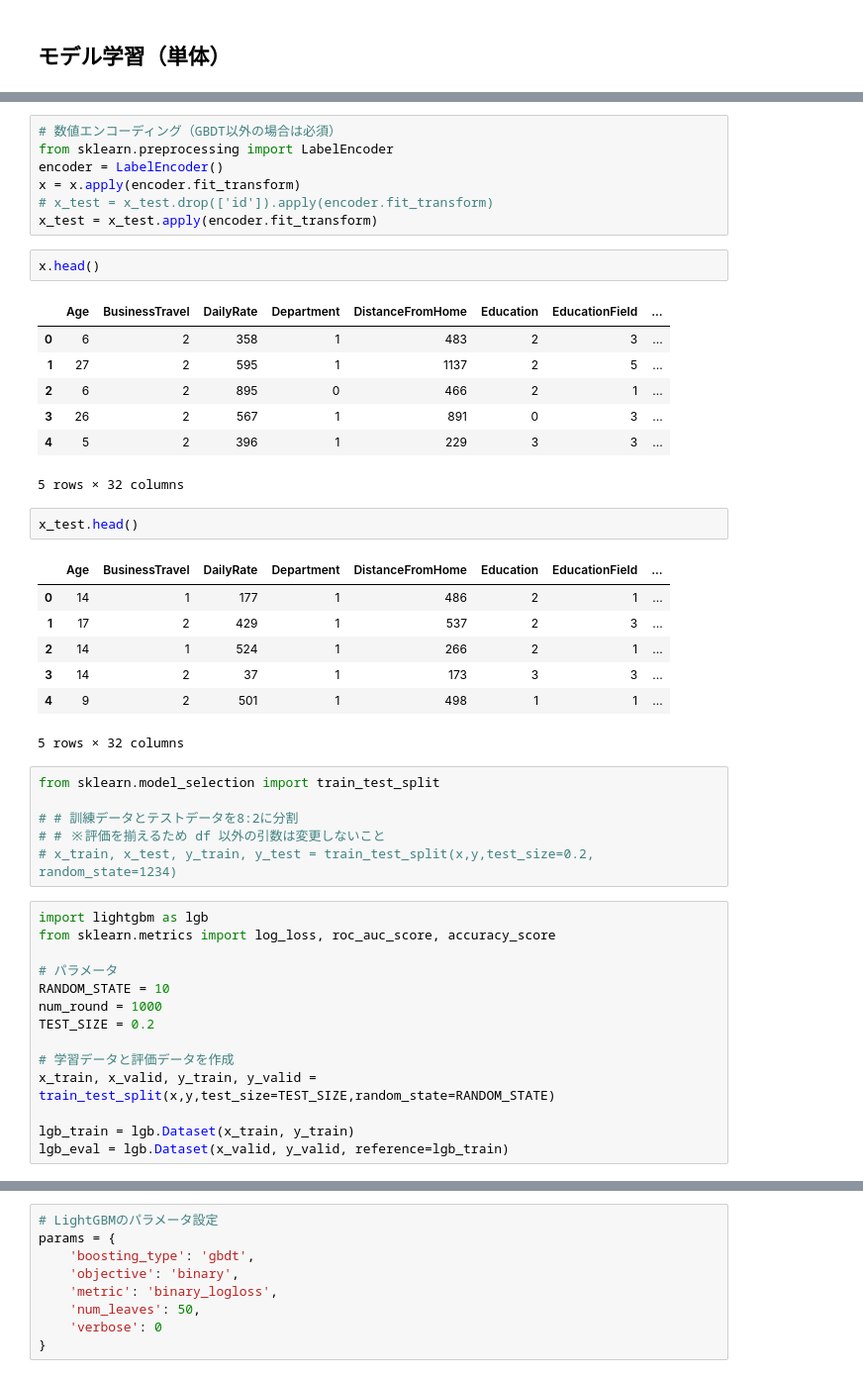
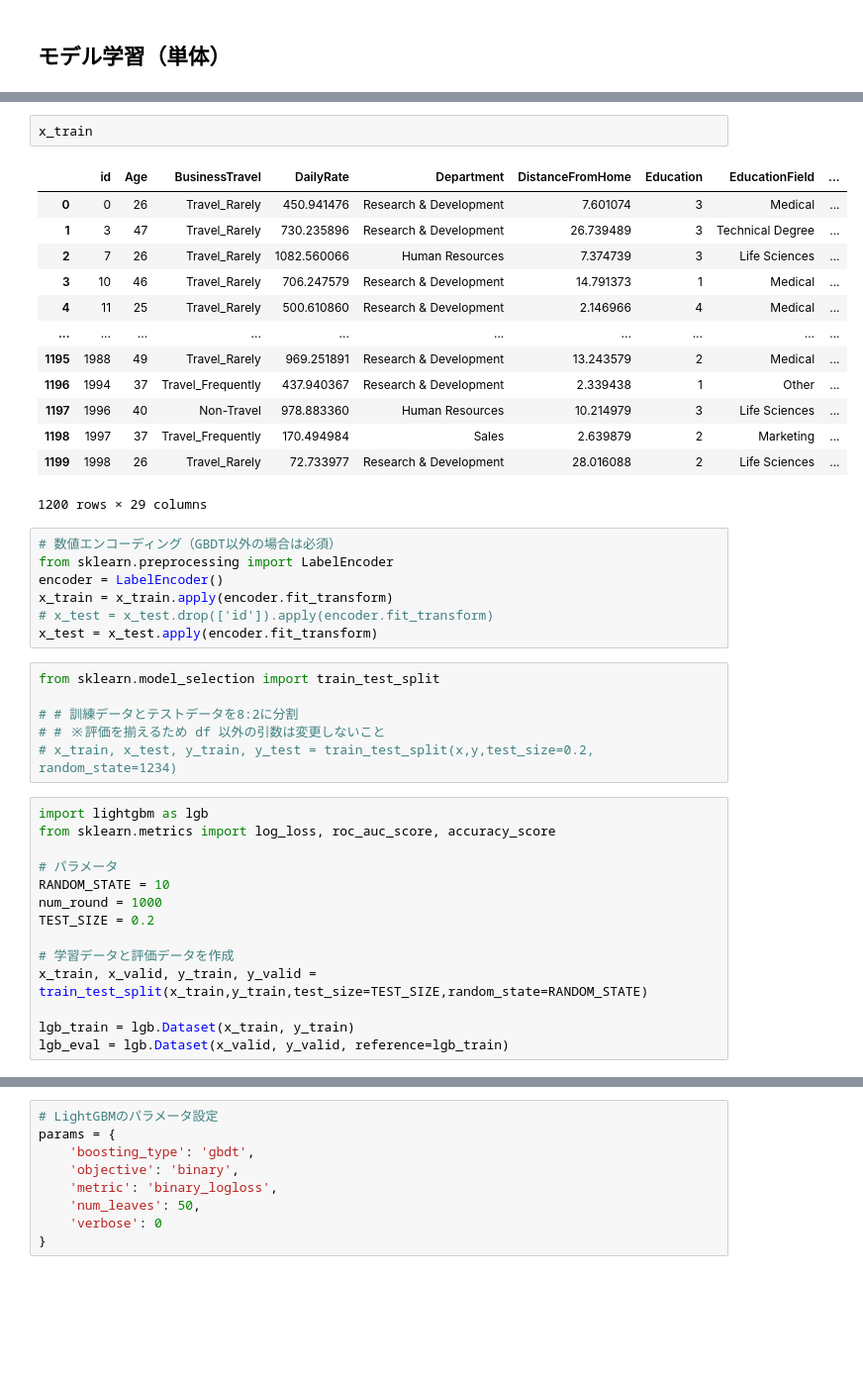
Before and after one commit to nmatsuo63/dshc, a Jupyter notebook: ipynb/sig740/3_学習_lgbm.ipynb, the cells around one changed output, grey strips where cells are left out. Shown: that part at 99% size. Drawn from its saved outputs; the diff is of its cells as text; blank space fills up the shorter version.

```diff
--- a/ipynb/sig740/3_学習_lgbm.ipynb
+++ b/ipynb/sig740/3_学習_lgbm.ipynb
@@ -171,30 +123,26 @@ df.head()
+# %%
+x_train
+# %% [output]
+|  | id | Age | BusinessTravel | DailyRate | Department | DistanceFromHome | Education | EducationField | ... |
+| 0 | 0 | 26 | Travel_Rarely | 450.941476 | Research & Development | 7.601074 | 3 | Medical | ... |
+| 1 | 3 | 47 | Travel_Rarely | 730.235896 | Research & Development | 26.739489 | 3 | Technical Degree | ... |
+| 2 | 7 | 26 | Travel_Rarely | 1082.560066 | Human Resources | 7.374739 | 3 | Life Sciences | ... |
+| 3 | 10 | 46 | Travel_Rarely | 706.247579 | Research & Development | 14.791373 | 1 | Medical | ... |
+| 4 | 11 | 25 | Travel_Rarely | 500.610860 | Research & Development | 2.146966 | 4 | Medical | ... |
+| ... | ... | ... | ... | ... | ... | ... | ... | ... | ... |
+| 1195 | 1988 | 49 | Travel_Rarely | 969.251891 | Research & Development | 13.243579 | 2 | Medical | ... |
+| 1196 | 1994 | 37 | Travel_Frequently | 437.940367 | Research & Development | 2.339438 | 1 | Other | ... |
+| 1197 | 1996 | 40 | Non-Travel | 978.883360 | Human Resources | 10.214979 | 3 | Life Sciences | ... |
+| 1198 | 1997 | 37 | Travel_Frequently | 170.494984 | Sales | 2.639879 | 2 | Marketing | ... |
+| 1199 | 1998 | 26 | Travel_Rarely | 72.733977 | Research & Development | 28.016088 | 2 | Life Sciences | ... |
+1200 rows × 29 columns
 # %%
 # 数値エンコーディング（GBDT以外の場合は必須）
 from sklearn.preprocessing import LabelEncoder
 encoder = LabelEncoder()
-x = x.apply(encoder.fit_transform)
+x_train = x_train.apply(encoder.fit_transform)
 # x_test = x_test.drop(['id']).apply(encoder.fit_transform)
 x_test = x_test.apply(encoder.fit_transform)
-# %%
-x.head()
-# %% [output]
-|  | Age | BusinessTravel | DailyRate | Department | DistanceFromHome | Education | EducationField | ... |
-| 0 | 6 | 2 | 358 | 1 | 483 | 2 | 3 | ... |
-| 1 | 27 | 2 | 595 | 1 | 1137 | 2 | 5 | ... |
-| 2 | 6 | 2 | 895 | 0 | 466 | 2 | 1 | ... |
-| 3 | 26 | 2 | 567 | 1 | 891 | 0 | 3 | ... |
-| 4 | 5 | 2 | 396 | 1 | 229 | 3 | 3 | ... |
-5 rows × 32 columns
-# %%
-x_test.head()
-# %% [output]
-|  | Age | BusinessTravel | DailyRate | Department | DistanceFromHome | Education | EducationField | ... |
-| 0 | 14 | 1 | 177 | 1 | 486 | 2 | 1 | ... |
-| 1 | 17 | 2 | 429 | 1 | 537 | 2 | 3 | ... |
-| 2 | 14 | 1 | 524 | 1 | 266 | 2 | 1 | ... |
-| 3 | 14 | 2 | 37 | 1 | 173 | 3 | 3 | ... |
-| 4 | 9 | 2 | 501 | 1 | 498 | 1 | 1 | ... |
-5 rows × 32 columns
 # %%
 from sklearn.model_selection import train_test_split
 
@@ -211,7 +159,7 @@ num_round = 1000
 TEST_SIZE = 0.2
 
 # 学習データと評価データを作成
-x_train, x_valid, y_train, y_valid = train_test_split(x,y,test_size=TEST_SIZE,random_state=RANDOM_STATE)
+x_train, x_valid, y_train, y_valid = train_test_split(x_train,y_train,test_size=TEST_SIZE,random_state=RANDOM_STATE)
 
 lgb_train = lgb.Dataset(x_train, y_train)
 lgb_eval = lgb.Dataset(x_valid, y_valid, reference=lgb_train)
```
Also changed, not shown: parts of 40 cells of this notebook, 9 other files.
